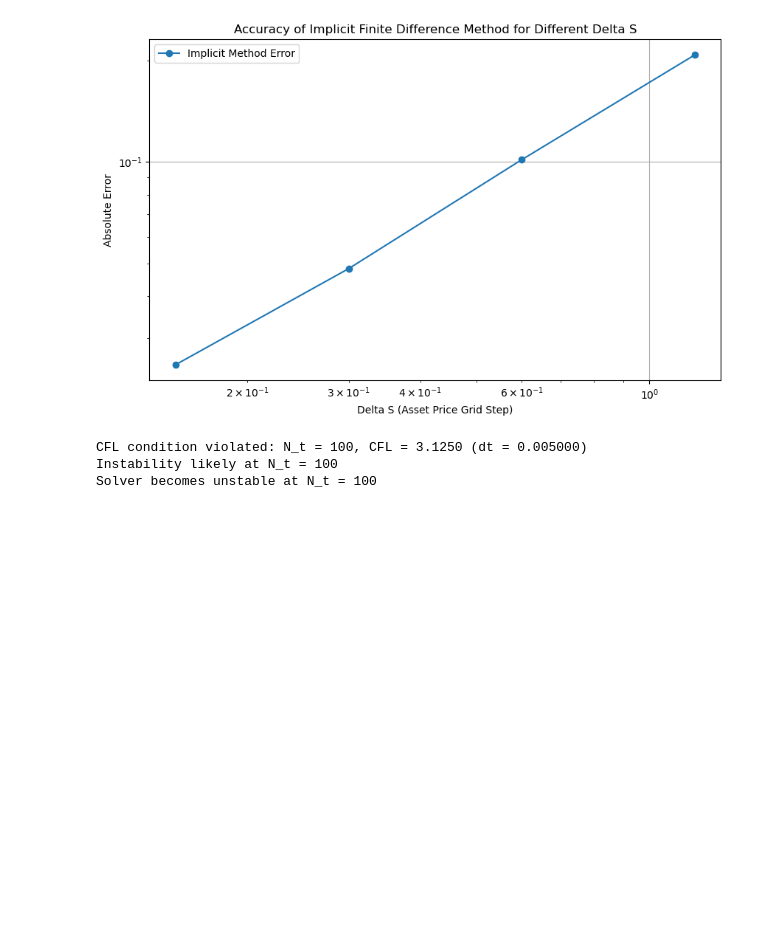
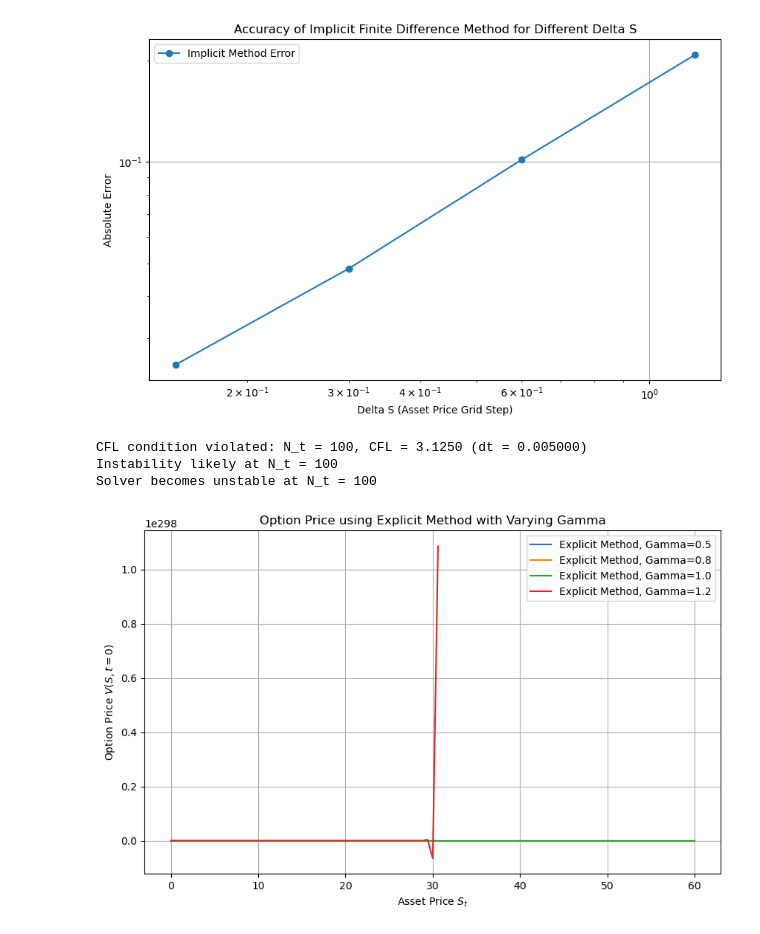
Before and after one commit to pontusbjorklid/Finite-difference-methods-to-price-European-Options, a Jupyter notebook: main.ipynb, the cells around one changed output. Cells and saved outputs as stored; diff of their text form; code cells hidden in the pictures; blank space fills up the shorter version.

Commit message:
dependense on gamma

```diff
--- a/main.ipynb
+++ b/main.ipynb
@@ -552,3 +552,62 @@ else:
 CFL condition violated: N_t = 100, CFL = 3.1250 (dt = 0.005000)
 Instability likely at N_t = 100
 Solver becomes unstable at N_t = 100
+# %%
+import numpy as np
+import matplotlib.pyplot as plt
+
+# Function to calculate option price using the explicit method
+def explicit_method_cev(K, S_max, r, sigma, gamma, T, N_s, N_t):
+    dS = S_max / N_s
+    dt = T / N_t
+
+    S = np.linspace(0, S_max, N_s+1)
+    V = np.zeros((N_s+1, N_t+1))
+
+    # Payoff at maturity
+    V[:, -1] = np.maximum(S - K, 0)
+
+    # Boundary conditions
+    V[0, :] = 0  # V(S=0, t) = 0 for a call option
+    V[-1, :] = S_max - K * np.exp(-r * (T - np.linspace(0, T, N_t+1)))
+
+    # Time-stepping for explicit method
+    for j in reversed(range(N_t)):
+        delta = (V[2:, j+1] - V[:-2, j+1]) / (2 * dS)
+        gamma_term = (V[2:, j+1] - 2 * V[1:-1, j+1] + V[:-2, j+1]) / (dS**2)
+
+        diffusion_term = 0.5 * sigma**2 * S[1:-1]**(2 * gamma) * gamma_term
+        drift_term = r * S[1:-1] * delta
+        discount_term = r * V[1:-1, j+1]
+
+        # Update option price
+        V[1:-1, j] = V[1:-1, j+1] + dt * (diffusion_term - drift_term + discount_term)
+
+    return S, V[:, 0]
+
+# Parameters
+K = 15
+S_max = 4 * K
+r = 0.1
+sigma = 0.25
+T = 0.5
+N_s = 100
+N_t = 500
+
+# Varying gamma
+gamma_values = [0.5, 0.8, 1.0, 1.2]
+
+# Plot results for explicit method
+plt.figure(figsize=(10, 6))
+for gamma in gamma_values:
+    S, option_price = explicit_method_cev(K, S_max, r, sigma, gamma, T, N_s, N_t)
+    plt.plot(S, option_price, label=f'Explicit Method, Gamma={gamma}')
+
+plt.xlabel('Asset Price $S_t$')
+plt.ylabel('Option Price $V(S, t=0)$')
+plt.title('Option Price using Explicit Method with Varying Gamma')
+plt.legend()
+plt.grid(True)
+plt.show()
+# %% [output]
+[figure, added]
```
Also changed, not shown: parts of 1 cell of this notebook.
